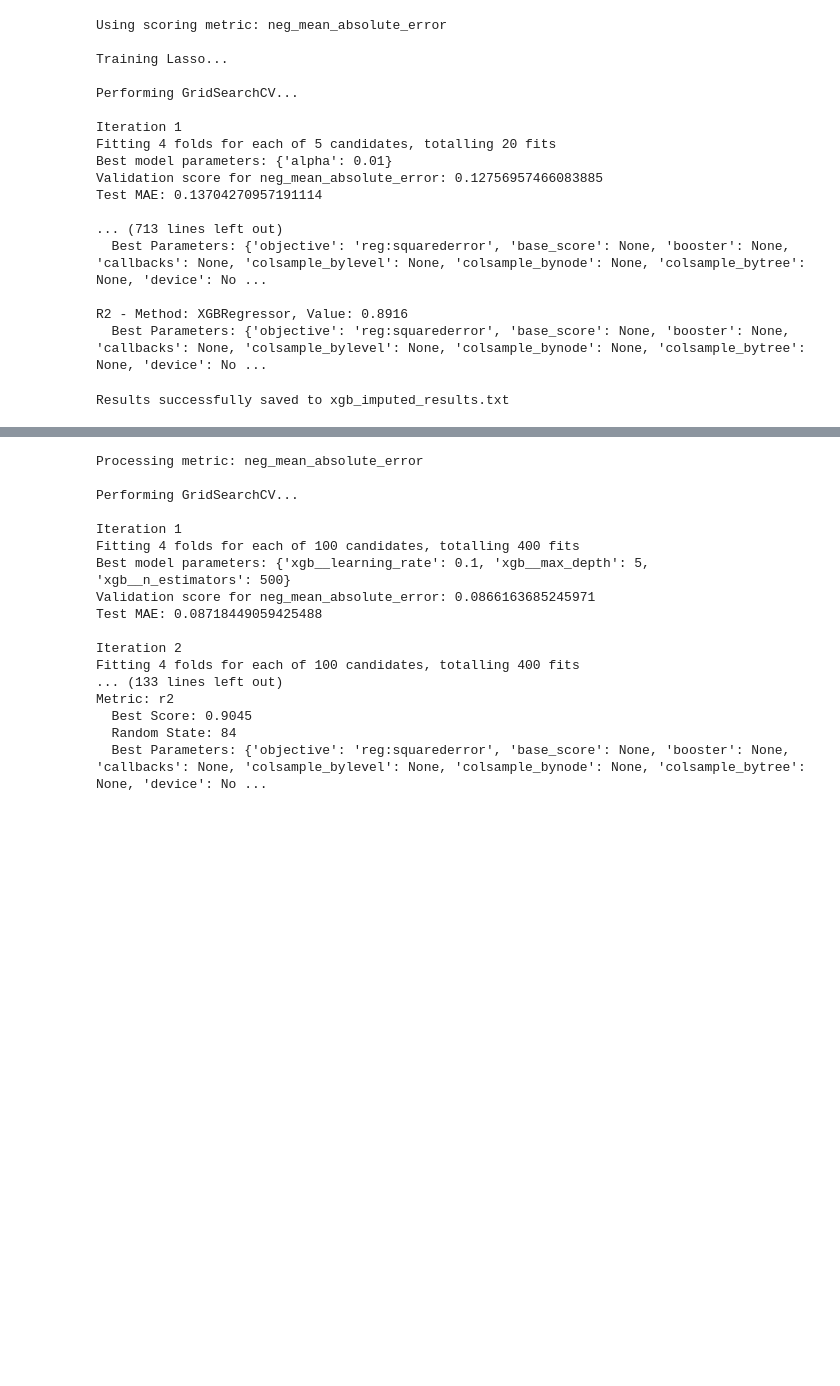
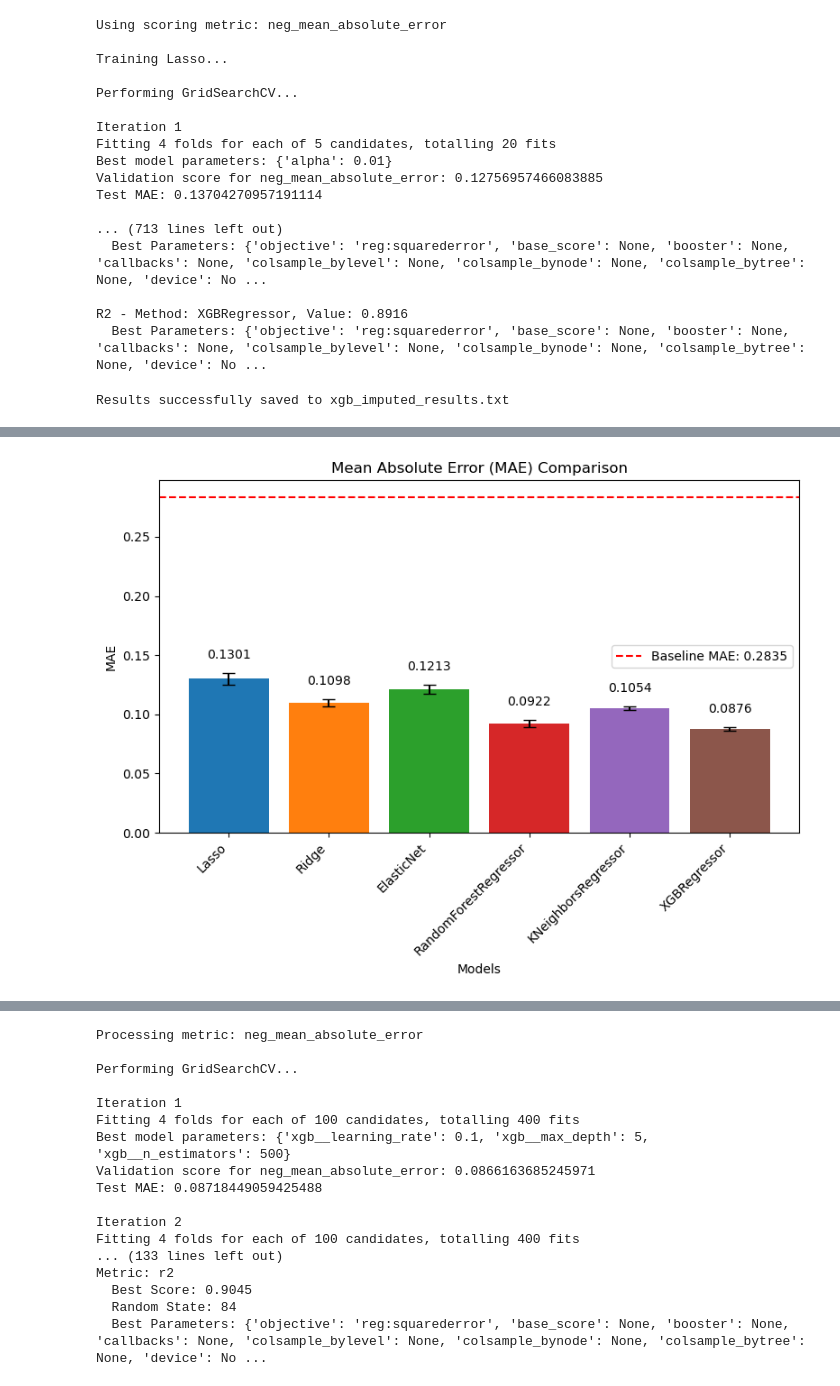
Before and after one commit to lshiyu4210/used_car_price_prediction, a Jupyter notebook: src/ML_pipeline.ipynb, the cells around one changed output, grey strips where cells are left out. Drawn from its saved outputs; the diff is of its cells as text; code cells hidden in the pictures; blank space fills up the shorter version.

```diff
--- a/src/ML_pipeline.ipynb
+++ b/src/ML_pipeline.ipynb
@@ -652,0 +568,85 @@ Results successfully saved to xgb_imputed_results.txt
+# %%
+import matplotlib.pyplot as plt
+import numpy as np
+
+# Extract data for plotting
+model_names = list(results.keys())
+means_mae = [results[model]['MAE']['mean_test_score'] if 'MAE' in results[model] else np.nan for model in model_names]
+stds_mae = [results[model]['MAE']['std_test_score'] if 'MAE' in results[model] else np.nan for model in model_names]
+
+means_rmse = [results[model]['RMSE']['mean_test_score'] if 'RMSE' in results[model] else np.nan for model in model_names]
+stds_rmse = [results[model]['RMSE']['std_test_score'] if 'RMSE' in results[model] else np.nan for model in model_names]
+
+means_r2 = [results[model]['R2']['mean_test_score'] if 'R2' in results[model] else np.nan for model in model_names]
+stds_r2 = [results[model]['R2']['std_test_score'] if 'R2' in results[model] else np.nan for model in model_names]
+
+# Baseline values
+baseline_metrics = {'MAE': baseline_mae, 'RMSE': baseline_rmse, 'R2': baseline_r2}
+
+# Define colors
+colors = plt.cm.tab10(np.arange(len(model_names)))
+
+# Plot MAE
+plt.figure(figsize=(8, 6))
+for i, model in enumerate(model_names):
+    bar = plt.bar(model, means_mae[i], yerr=stds_mae[i], capsize=5, color=colors[i])
+    plt.text(
+        bar[0].get_x() + bar[0].get_width() / 2,
+        bar[0].get_height() + stds_mae[i] + 0.01,
+        f'{means_mae[i]:.4f}',
+        ha='center',
+        va='bottom'
+    )
+plt.axhline(baseline_mae, color='red', linestyle='--', label=f'Baseline MAE: {baseline_mae:.4f}')
+plt.title('Mean Absolute Error (MAE) Comparison')
+plt.ylabel('MAE')
+plt.xlabel('Models')
+plt.xticks(rotation=45, ha='right')
+plt.legend()
+plt.tight_layout()
+plt.savefig('../figures/MAE.png', format='png', dpi=300, bbox_inches='tight')
+plt.show()
+
+# Plot RMSE
+plt.figure(figsize=(8, 6))
+for i, model in enumerate(model_names):
+    bar = plt.bar(model, means_rmse[i], yerr=stds_rmse[i], capsize=5, color=colors[i])
+    plt.text(
+        bar[0].get_x() + bar[0].get_width() / 2,
+        bar[0].get_height() + stds_mae[i] + 0.01,
+        f'{means_mae[i]:.4f}',
+        ha='center',
+        va='bottom'
+    )
+plt.axhline(baseline_rmse, color='red', linestyle='--', label=f'Baseline RMSE: {baseline_rmse:.4f}')
+plt.title('Root Mean Squared Error (RMSE) Comparison')
+plt.ylabel('RMSE')
+plt.xlabel('Models')
+plt.xticks(rotation=45, ha='right')
+plt.legend()
+plt.tight_layout()
+plt.savefig('../figures/RMSE.png', format='png', dpi=300, bbox_inches='tight')
+plt.show()
+
+# Plot R2
+plt.figure(figsize=(8, 6))
+for i, model in enumerate(model_names):
+    bar = plt.bar(model, means_r2[i], yerr=stds_r2[i], capsize=5, color=colors[i])
+    plt.text(
+        bar[0].get_x() + bar[0].get_width() / 2,
+        bar[0].get_height() + stds_mae[i] + 0.01,
+        f'{means_mae[i]:.4f}',
+        ha='center',
+        va='bottom'
+    )
+plt.axhline(baseline_r2, color='red', linestyle='--', label=f'Baseline R²: {baseline_r2:.4f}')
+plt.title('R² Score Comparison')
+plt.ylabel('R²')
+plt.xlabel('Models')
+plt.xticks(rotation=45, ha='right')
+plt.legend()
+plt.tight_layout()
+plt.savefig('../figures/R2.png', format='png', dpi=300, bbox_inches='tight')
+plt.show()
+# %% [output]
+[figure, added]
```
Also changed, not shown: parts of 16 cells of this notebook, 23 other files.
